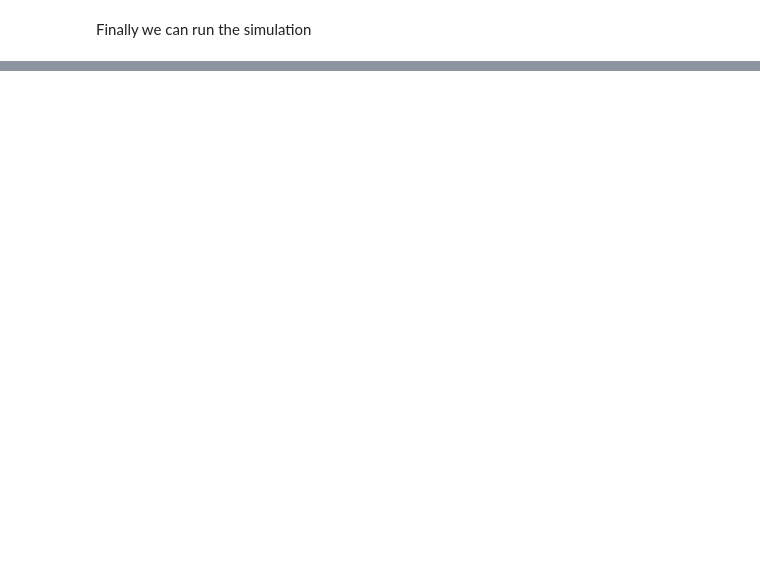
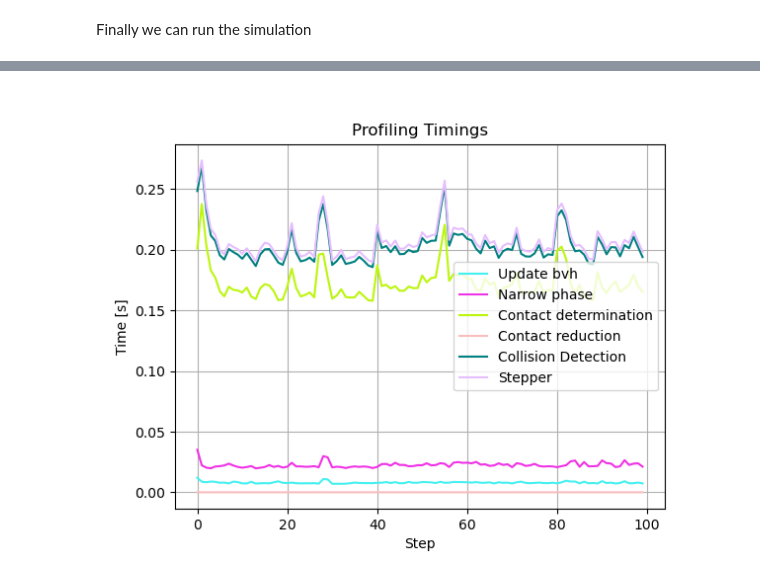
Before and after one commit to diku-dk/RAINBOW, a Jupyter notebook: python/demo_prox_rigid_bodies_procedural.ipynb, the cells around one changed output, grey strips where cells are left out. Cells and saved outputs as stored; diff of their text form; code cells hidden in the pictures; blank space fills up the shorter version.

```diff
--- a/python/demo_prox_rigid_bodies_procedural.ipynb
+++ b/python/demo_prox_rigid_bodies_procedural.ipynb
@@ -182,0 +200,7 @@ simulation(viewer, engine, True)
+# %%
+import matplotlib.pyplot as plt
+
+colors = ['#e6194b', '#3cb44b', '#ffe119', '#4363d8', '#f58231', '#911eb4',
+          '#46f0f0', '#f032e6', '#bcf60c', '#fabebe', '#008080', '#e6beff',
+          '#9a6324', '#fffac8', '#800000', '#aaffc3', '#808000', '#ffd8b1',
+          '#000075', '#808080', '#ffffff', '#000000']
@@ -182,0 +223,26 @@ simulation(viewer, engine, True)
+# %%
+time_update_bvh = [ stats[i]['update_bvh'] for i in range(len(stats)) ]
+time_narrow_phase = [ stats[i]['narrow_phase'] for i in range(len(stats)) ]
+time_contact_determination = [ stats[i]['contact_determination'] for i in range(len(stats)) ]
+time_contact_point_reduction = [ stats[i]['contact_point_reduction'] for i in range(len(stats)) ]
+time_collision_detection = [ stats[i]['collision_detection_time'] for i in range(len(stats)) ]
+
+time_stepper = [ stats[i]['stepper_time'] for i in range(len(stats)) ]
+
+
+fig = plt.figure()
+ax = plt.subplot(111)
+ax.set_title('Profiling Timings')
+ax.set_xlabel('Step')
+ax.set_ylabel('Time [s]')
+plt.grid(True)
+ax.plot(time_update_bvh, label='Update bvh', color=colors[6])
+ax.plot(time_narrow_phase, label='Narrow phase', color=colors[7])
+ax.plot(time_contact_determination, label='Contact determination', color=colors[8])
+ax.plot(time_contact_point_reduction, label='Contact reduction', color=colors[9])
+ax.plot(time_collision_detection, label='Collision Detection', color=colors[10])
+ax.plot(time_stepper, label='Stepper', color=colors[11])
+ax.legend()
+plt.show()
+# %% [output]
+[figure, added]
```
Also changed, not shown: parts of 19 cells of this notebook, 2 other files.
